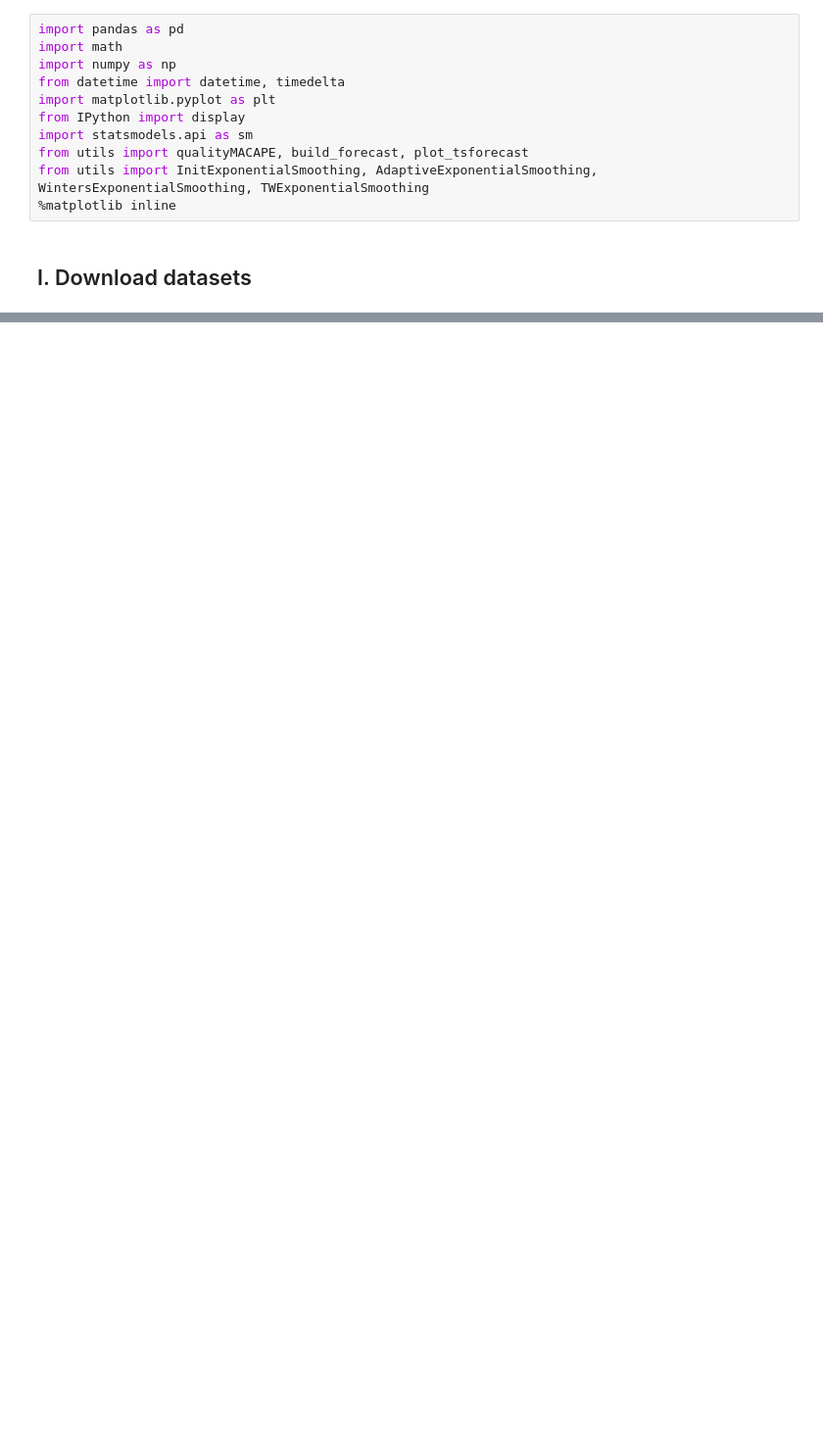
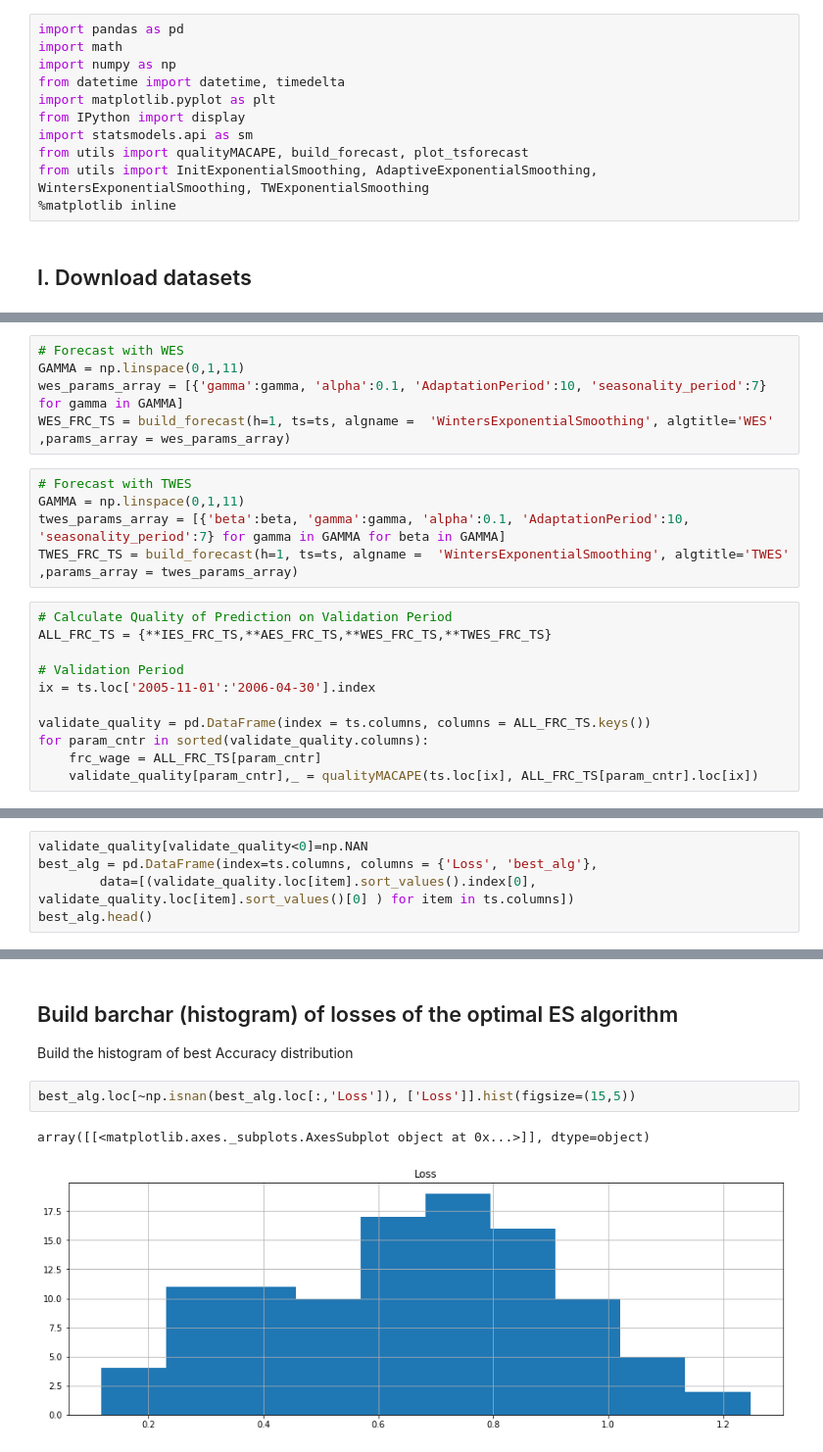
Before and after one commit to ml-mipt/ml-mipt-part2, a Jupyter notebook: 2017/seminars/4_ts_retailTS/Training ESM models on real Data set.ipynb, the cells around one changed output, grey strips where cells are left out. Shown at 98% size. Saved outputs shown, nothing was run; the diff lists cells and outputs as text; blank space fills up the shorter version.

```diff
--- a/2017/seminars/4_ts_retailTS/Training ESM models on real Data set.ipynb
+++ b/2017/seminars/4_ts_retailTS/Training ESM models on real Data set.ipynb
@@ -589,0 +63,21 @@ The barchart for used data (Body) has higher probability of high accuracies more
+# %%
+# Forecast with WES
+GAMMA = np.linspace(0,1,11)
+wes_params_array = [{'gamma':gamma, 'alpha':0.1, 'AdaptationPeriod':10, 'seasonality_period':7} for gamma in GAMMA]
+WES_FRC_TS = build_forecast(h=1, ts=ts, algname =  'WintersExponentialSmoothing', algtitle='WES' ,params_array = wes_params_array)
+# %%
+# Forecast with TWES
+GAMMA = np.linspace(0,1,11)
+twes_params_array = [{'beta':beta, 'gamma':gamma, 'alpha':0.1, 'AdaptationPeriod':10, 'seasonality_period':7} for gamma in GAMMA for beta in GAMMA]
+TWES_FRC_TS = build_forecast(h=1, ts=ts, algname =  'WintersExponentialSmoothing', algtitle='TWES' ,params_array = twes_params_array)
+# %%
+# Calculate Quality of Prediction on Validation Period
+ALL_FRC_TS = {**IES_FRC_TS,**AES_FRC_TS,**WES_FRC_TS,**TWES_FRC_TS}
+
+# Validation Period
+ix = ts.loc['2005-11-01':'2006-04-30'].index
+
+validate_quality = pd.DataFrame(index = ts.columns, columns = ALL_FRC_TS.keys())
+for param_cntr in sorted(validate_quality.columns):
+    frc_wage = ALL_FRC_TS[param_cntr]
+    validate_quality[param_cntr],_ = qualityMACAPE(ts.loc[ix], ALL_FRC_TS[param_cntr].loc[ix])
@@ -589,0 +96,5 @@ The barchart for used data (Body) has higher probability of high accuracies more
+# %%
+validate_quality[validate_quality<0]=np.NAN
+best_alg = pd.DataFrame(index=ts.columns, columns = {'Loss', 'best_alg'},
+        data=[(validate_quality.loc[item].sort_values().index[0], validate_quality.loc[item].sort_values()[0] ) for item in ts.columns])
+best_alg.head()
@@ -589,0 +118,8 @@ The barchart for used data (Body) has higher probability of high accuracies more
+# %% [markdown]
+## Build barchar (histogram) of losses of the optimal ES algorithm
+Build the histogram of best Accuracy distribution
+# %%
+best_alg.loc[~np.isnan(best_alg.loc[:,'Loss']), ['Loss']].hist(figsize=(15,5))
+# %% [output]
+array([[<matplotlib.axes._subplots.AxesSubplot object at 0x...>]], dtype=object)
+[figure, added]
```
Also changed, not shown: parts of 59 cells of this notebook, 4 other files.
